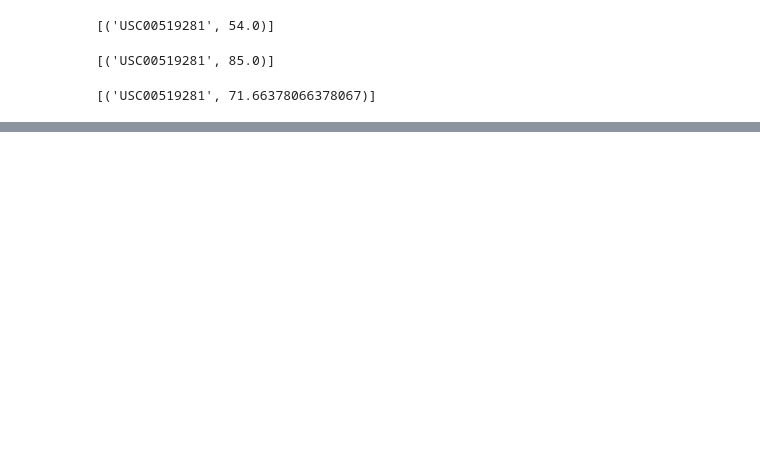
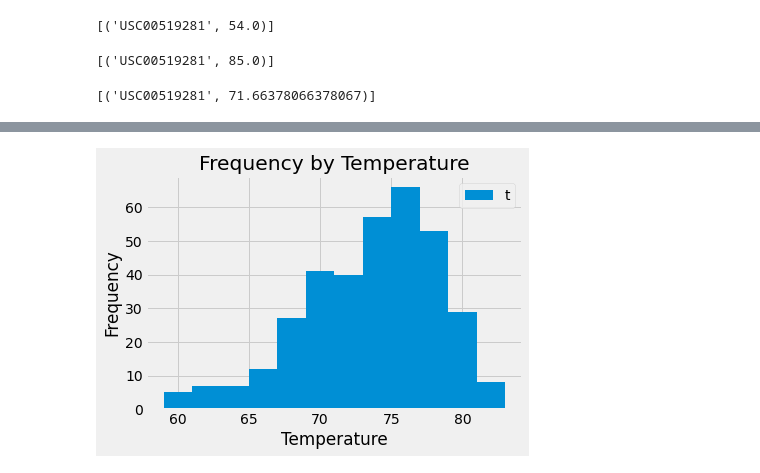
Before and after one commit to heherrin/sqlalchemy-challenge, a Jupyter notebook: climate_starter.ipynb, the cells around one changed output, grey strips where cells are left out. Saved outputs shown, nothing was run; the diff lists cells and outputs as text; code cells hidden in the pictures; blank space fills up the shorter version.

```diff
--- a/climate_starter.ipynb
+++ b/climate_starter.ipynb
@@ -206,3 +204,7 @@ top_station_avg
 # %%
 # Choose the station with the highest number of temperature observations.
 # Query the last 12 months of temperature observation data for this station and plot the results as a histogram
+tobs_data = session.query(measurement.tobs, measurement.date).\
+    filter(measurement.station=='USC00519281').\
+    filter(measurement.date >= "2016-08-23").all()
+tobs_data
@@ -210,0 +229,4 @@ top_station_avg
+# %%
+#create DF
+tobs_df = pd.DataFrame(tobs_data)
+tobs_df
@@ -210,0 +247,10 @@ top_station_avg
+# %%
+#create plot
+plt.hist(tobs_df['tobs'], bins=12)
+plt.xlabel('Temperature')
+plt.ylabel('Frequency')
+plt.title('Frequency by Temperature')
+plt.legend('tobs')
+plt.show()
+# %% [output]
+[figure, added]
```
Also changed, not shown: parts of 5 cells of this notebook.
